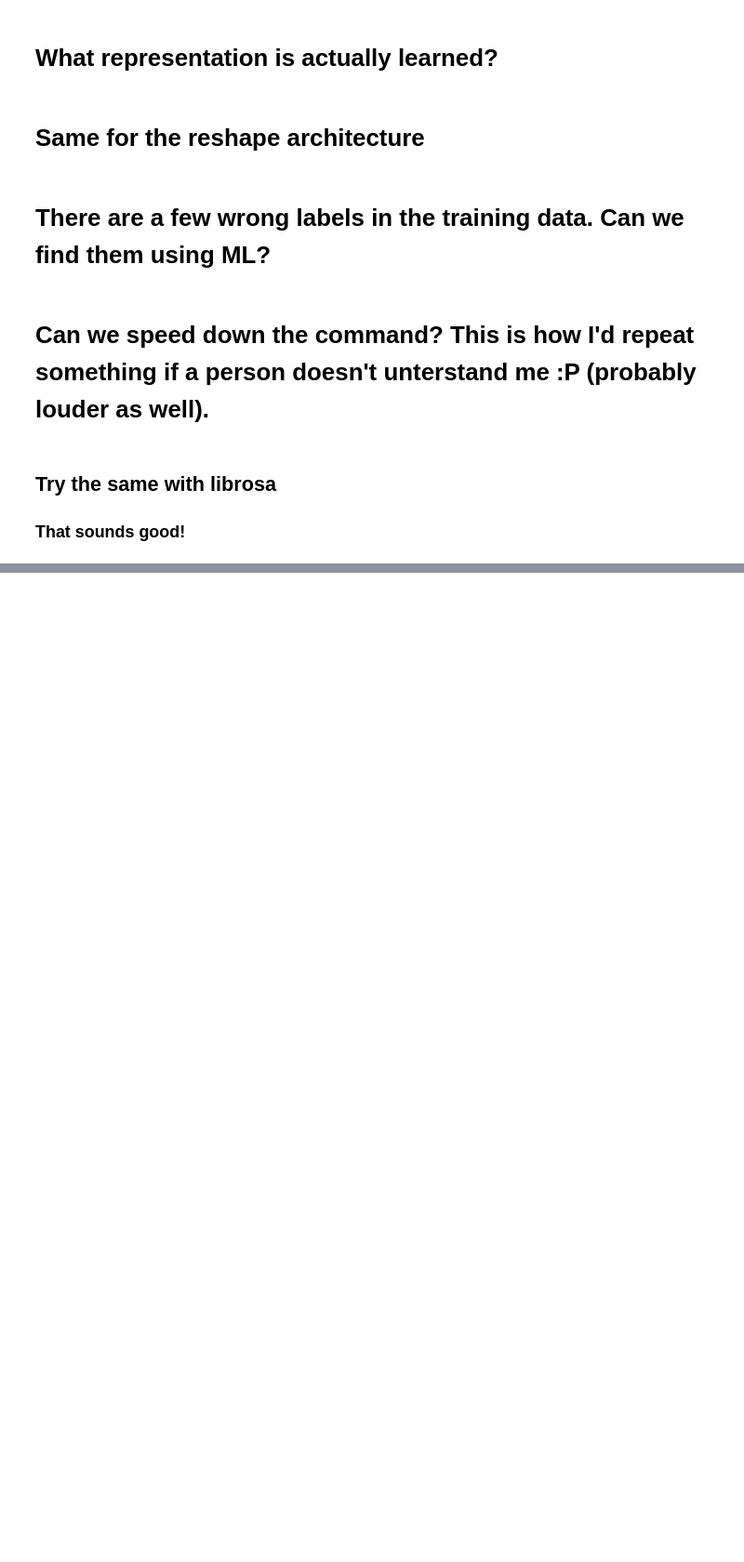
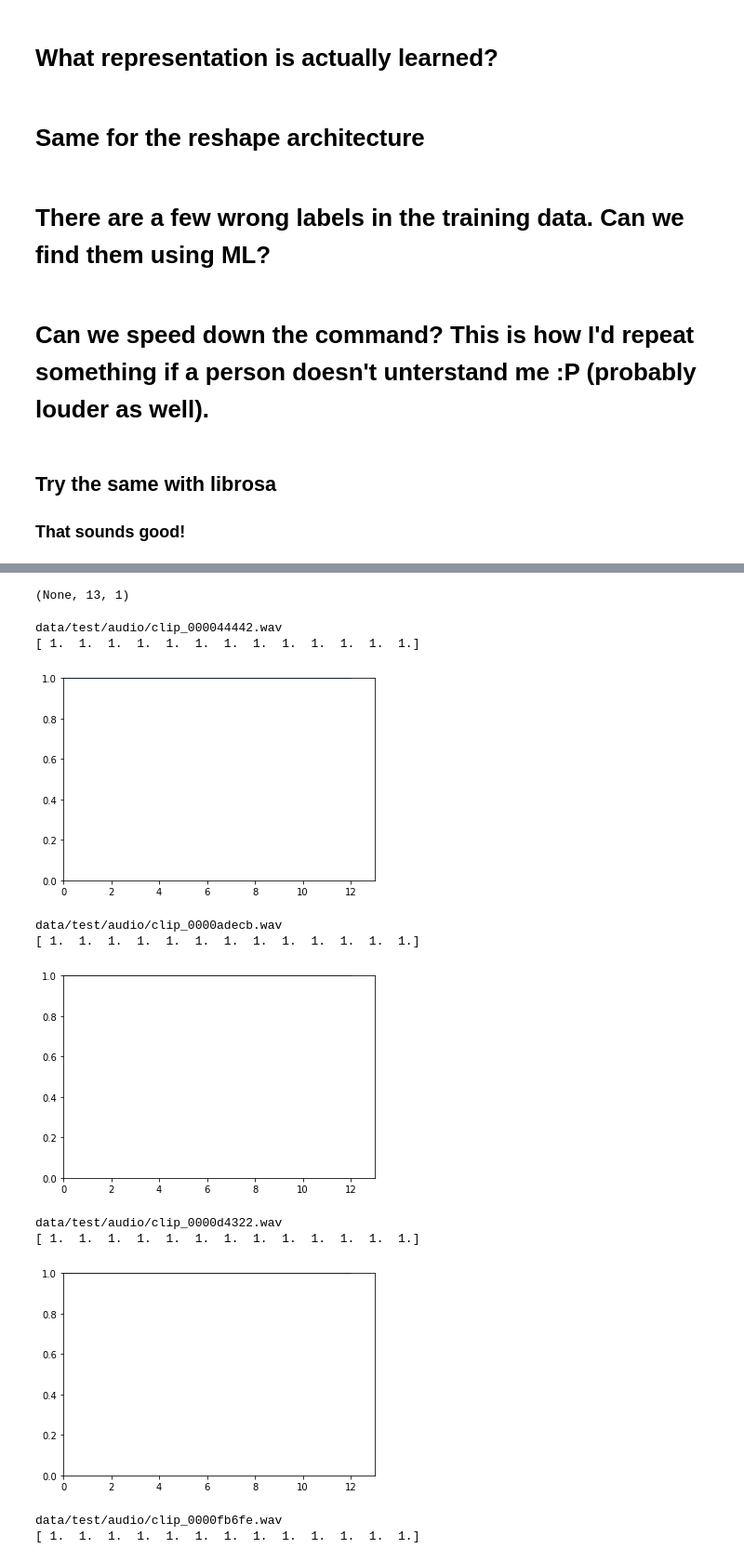
Before and after one commit to see--/speech_recognition, a Jupyter notebook: explore.ipynb, the cells around one changed output, grey strips where cells are left out. Shown at 93% size. Drawn from its saved outputs; the diff is of its cells as text; code cells hidden in the pictures; blank space fills up the shorter version.

```diff
--- a/explore.ipynb
+++ b/explore.ipynb
@@ -1591,0 +1549,3 @@ plt.show()
+# %%
+model = my_load_model('checkpoints_104/ep-099-vl-0.2038.hdf5')
+print(model.summary())
@@ -1591,0 +1570,33 @@ plt.show()
+# %%
+attention = Model(model.input, model.layers[-5].output)
+print(attention.output_shape)
+# %% [output]
+(None, 13, 1)
+# %%
+test_fns = sorted(glob('data/test/audio/*.wav'))
+disp_count = 0
+for fn in test_fns:
+    if disp_count > 3:
+        break
+    print(fn)
+    rate, data = wf.read(fn)
+    data = np.float32(data) / 32767
+    data = pad_crop(data)
+    attention_val = attention.predict(data.reshape((1, -1))).squeeze()
+    disp_count += 1
+    print(attention_val)
+    plt.plot(range(len(attention_val)), attention_val)
+    plt.axis([0, len(attention_val), 0, 1])
+    plt.show()
+# %% [output]
+data/test/audio/clip_000044442.wav
+[ 1.  1.  1.  1.  1.  1.  1.  1.  1.  1.  1.  1.  1.]
+[figure, added]
+data/test/audio/clip_0000adecb.wav
+[ 1.  1.  1.  1.  1.  1.  1.  1.  1.  1.  1.  1.  1.]
+[figure, added]
+data/test/audio/clip_0000d4322.wav
+[ 1.  1.  1.  1.  1.  1.  1.  1.  1.  1.  1.  1.  1.]
+[figure, added]
+data/test/audio/clip_0000fb6fe.wav
+[ 1.  1.  1.  1.  1.  1.  1.  1.  1.  1.  1.  1.  1.]
```
Also changed, not shown: parts of 13 cells of this notebook, 2 other files.
